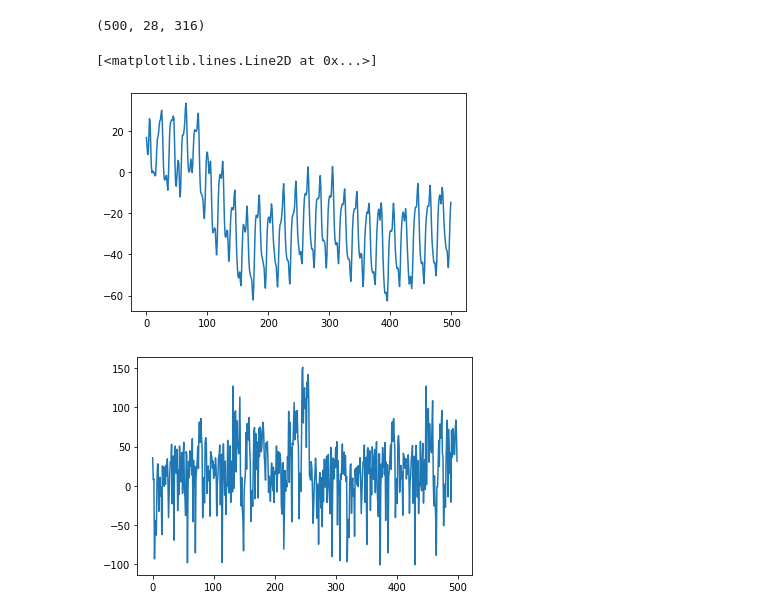
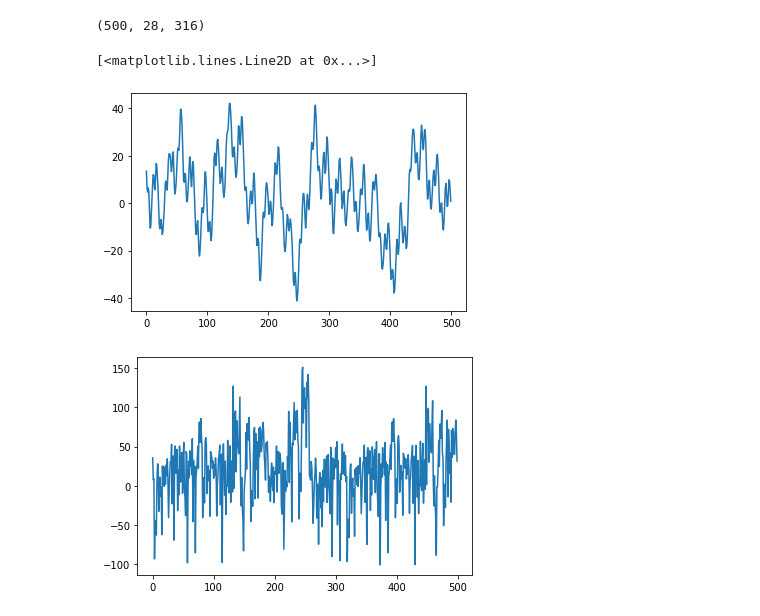
Before and after one commit to RX-0-95/EEG_Classification, a Jupyter notebook: tensorflow_eeg/lstm.ipynb, the cells around one changed output. Cells and saved outputs as stored; diff of their text form; code cells hidden in the pictures.

```diff
--- a/tensorflow_eeg/lstm.ipynb
+++ b/tensorflow_eeg/lstm.ipynb
@@ -25,11 +14,11 @@ data = scipy.io.loadmat('../data/sp1s_aa_1000Hz.mat')
 # %%
 x_train = data['x_train']
 print(x_train.shape)
-plt.plot(x_train[:,1,1])
+plt.plot(x_train[:,1,7])
 # %% [output]
 (500, 28, 316)
 [<matplotlib.lines.Line2D at 0x...>]
-[figure, old version]
+[figure, new version]
 # %%
 #x_train = data['x_train'].reshape(316,500,28)
 #plot = plt.plot(x_train[1,:,1])
```
Also changed, not shown: parts of 1 cell of this notebook, 13 other files.
